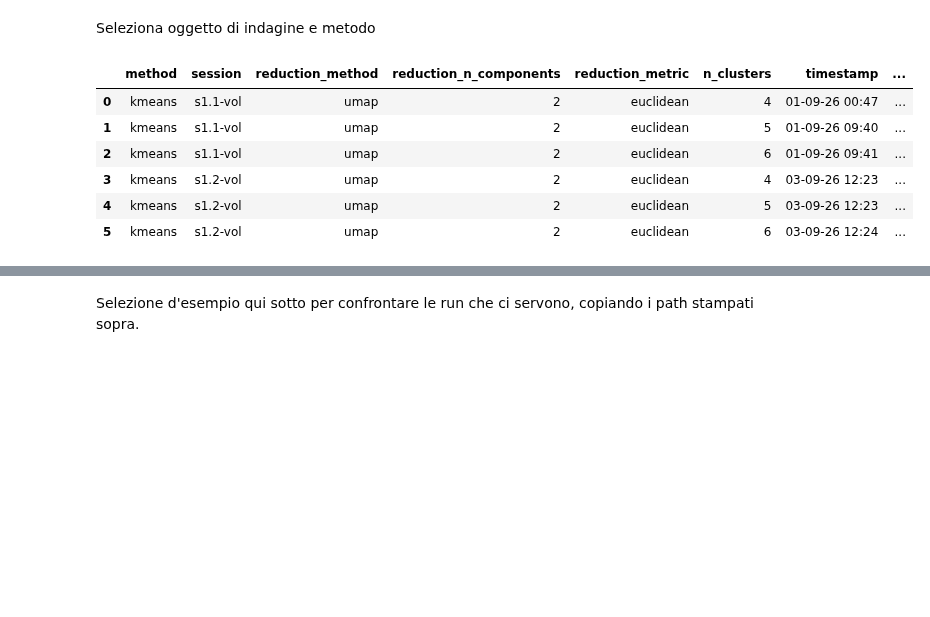
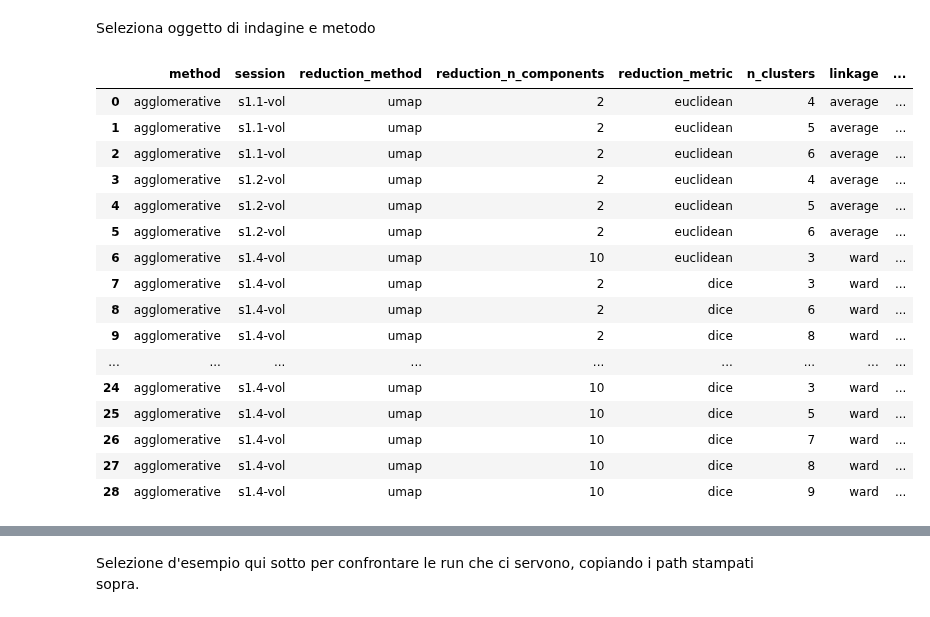
Before and after one commit to EmmaTosato/NEMESIS_fs, a Jupyter notebook: notebooks/post-results_analysis/clustering_comparison.ipynb, the cells around one changed output, grey strips where cells are left out. Cells and saved outputs as stored; diff of their text form; code cells hidden in the pictures; blank space fills up the shorter version.

```diff
--- a/notebooks/post-results_analysis/clustering_comparison.ipynb
+++ b/notebooks/post-results_analysis/clustering_comparison.ipynb
@@ -345,17 +345,27 @@ Tre passaggi, in ordine:
 Seleziona oggetto di indagine e metodo
 # %%
 
-found_runs = list_production_runs("lesion", method="kmeans")
+found_runs = list_production_runs("lesion", method="agglomerative")  # filtro a un solo metodo, per esempio
 # found_runs = list_production_runs("lesion")  # senza filtro: tutti i metodi insieme
 display(found_runs)  # esplicito (non l'ultima espressione della cella): così appare PRIMA dei path stampati sotto
 # %% [output]
-|  | method | session | reduction_method | reduction_n_components | reduction_metric | n_clusters | timestamp | ... |
-| 0 | kmeans | s1.1-vol | umap | 2 | euclidean | 4 | 01-09-26 00:47 | ... |
-| 1 | kmeans | s1.1-vol | umap | 2 | euclidean | 5 | 01-09-26 09:40 | ... |
-| 2 | kmeans | s1.1-vol | umap | 2 | euclidean | 6 | 01-09-26 09:41 | ... |
-| 3 | kmeans | s1.2-vol | umap | 2 | euclidean | 4 | 03-09-26 12:23 | ... |
-| 4 | kmeans | s1.2-vol | umap | 2 | euclidean | 5 | 03-09-26 12:23 | ... |
-| 5 | kmeans | s1.2-vol | umap | 2 | euclidean | 6 | 03-09-26 12:24 | ... |
+|  | method | session | reduction_method | reduction_n_components | reduction_metric | n_clusters | linkage | ... |
+| 0 | agglomerative | s1.1-vol | umap | 2 | euclidean | 4 | average | ... |
+| 1 | agglomerative | s1.1-vol | umap | 2 | euclidean | 5 | average | ... |
+| 2 | agglomerative | s1.1-vol | umap | 2 | euclidean | 6 | average | ... |
+| 3 | agglomerative | s1.2-vol | umap | 2 | euclidean | 4 | average | ... |
+| 4 | agglomerative | s1.2-vol | umap | 2 | euclidean | 5 | average | ... |
+| 5 | agglomerative | s1.2-vol | umap | 2 | euclidean | 6 | average | ... |
+| 6 | agglomerative | s1.4-vol | umap | 10 | euclidean | 3 | ward | ... |
+| 7 | agglomerative | s1.4-vol | umap | 2 | dice | 3 | ward | ... |
+| 8 | agglomerative | s1.4-vol | umap | 2 | dice | 6 | ward | ... |
+| 9 | agglomerative | s1.4-vol | umap | 2 | dice | 8 | ward | ... |
+| ... | ... | ... | ... | ... | ... | ... | ... | ... |
+| 24 | agglomerative | s1.4-vol | umap | 10 | dice | 3 | ward | ... |
+| 25 | agglomerative | s1.4-vol | umap | 10 | dice | 5 | ward | ... |
+| 26 | agglomerative | s1.4-vol | umap | 10 | dice | 7 | ward | ... |
+| 27 | agglomerative | s1.4-vol | umap | 10 | dice | 8 | ward | ... |
+| 28 | agglomerative | s1.4-vol | umap | 10 | dice | 9 | ward | ... |
 # %%
 # path della colonna 'output' pronti per il copia-incolla in SELECTED_RUNS qui sotto, una riga per run
 print("\n".join(f'    "{output_path}",' for output_path in found_runs["output"]))
```
Also changed, not shown: parts of 4 cells of this notebook, 6 other files.
